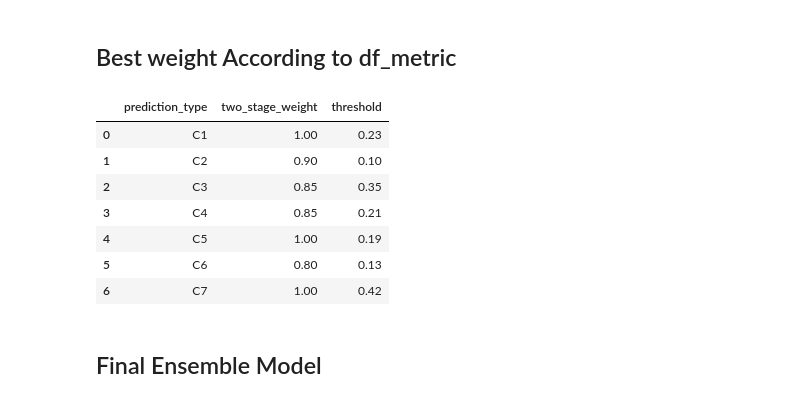
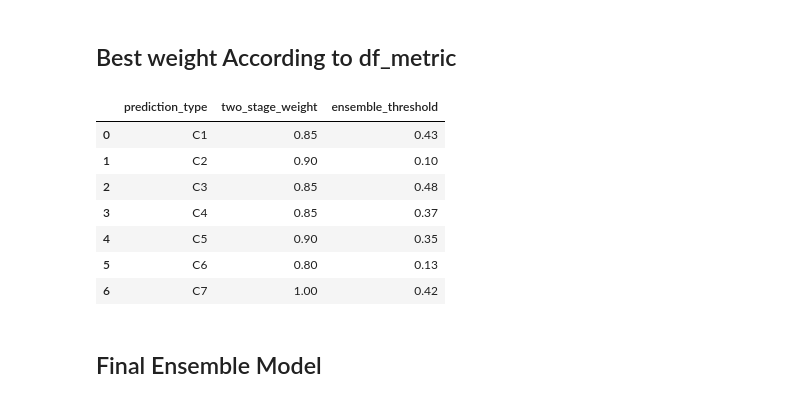
Before and after one commit to janehung04/UCB-w210-2022-fall-neckfrac, a Jupyter notebook: post_processing_ensemble.ipynb, the cells around one changed output. Saved outputs shown, nothing was run; the diff lists cells and outputs as text; code cells hidden in the pictures.

Commit message:
ensemble with F1

```diff
--- a/post_processing_ensemble.ipynb
+++ b/post_processing_ensemble.ipynb
@@ -506,16 +504,16 @@ df_metric.to_csv('df_metric.csv', index=False)
 ## Best weight According to df_metric
 # %%
 best_weight = pd.DataFrame(dict(prediction_type = ['C1', 'C2', 'C3', 'C4', 'C5', 'C6', 'C7'],
-                                two_stage_weight = [1,0.9,0.85,0.85,1,0.8,1],
-                                ensemble_threshold = [0.23,0.1,0.35,0.21,0.19,0.13,0.42]))
+                                two_stage_weight = [0.85,0.9,0.85,0.85,0.9,0.8,1],
+                                ensemble_threshold = [0.43,0.1,0.48,0.37,0.35,0.51,0.42]))
 best_weight
 # %% [output]
-|  | prediction_type | two_stage_weight | threshold |
-| 0 | C1 | 1.00 | 0.23 |
+|  | prediction_type | two_stage_weight | ensemble_threshold |
+| 0 | C1 | 0.85 | 0.43 |
 | 1 | C2 | 0.90 | 0.10 |
-| 2 | C3 | 0.85 | 0.35 |
-| 3 | C4 | 0.85 | 0.21 |
-| 4 | C5 | 1.00 | 0.19 |
+| 2 | C3 | 0.85 | 0.48 |
+| 3 | C4 | 0.85 | 0.37 |
+| 4 | C5 | 0.90 | 0.35 |
 | 5 | C6 | 0.80 | 0.13 |
 | 6 | C7 | 1.00 | 0.42 |
 # %% [markdown]
```
Also changed, not shown: parts of 9 cells of this notebook.
